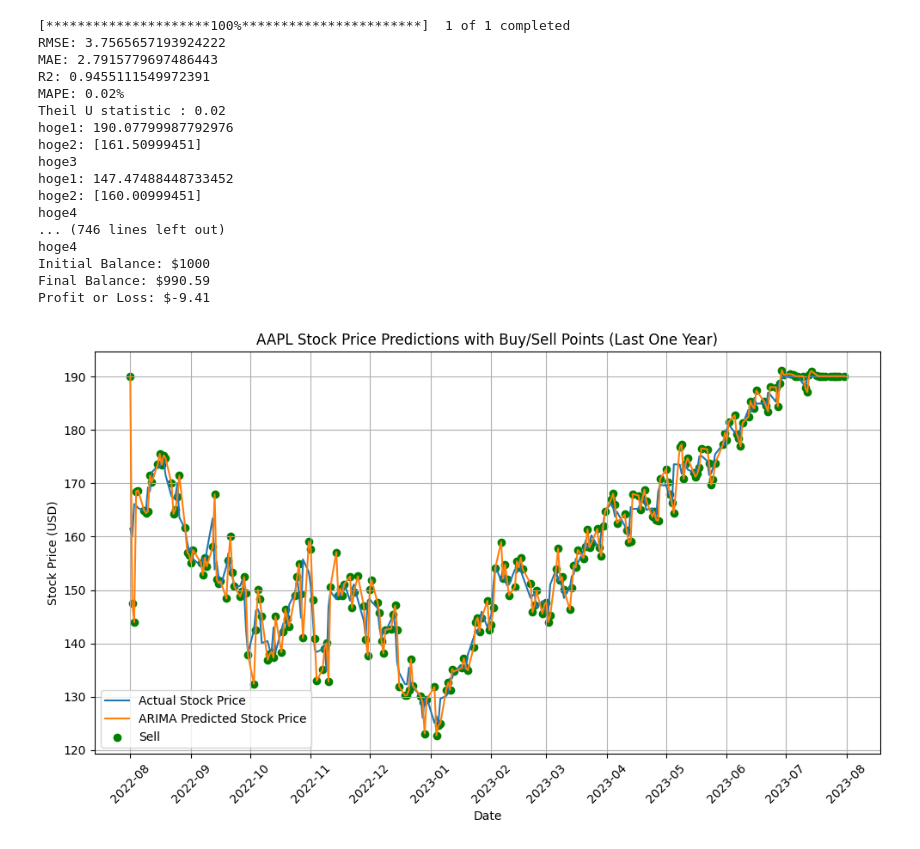
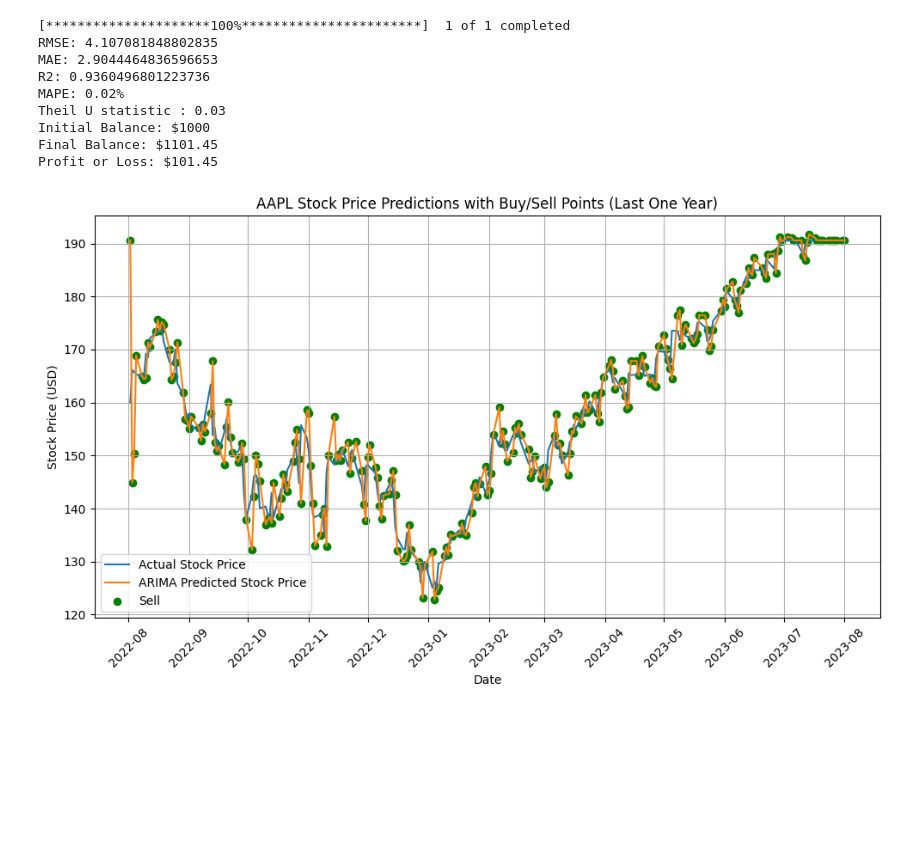
Before and after one commit to seigo07/RNN_Stock_Price_Prediction, a Jupyter notebook: src/arima_no_grid.ipynb, the cells around one changed output. Drawn from its saved outputs; the diff is of its cells as text; code cells hidden in the pictures; blank space fills up the shorter version.

Commit message:
fix data leakage

```diff
--- a/src/arima_no_grid.ipynb
+++ b/src/arima_no_grid.ipynb
@@ -37,13 +37,15 @@ dataset['Close'] = np.clip(dataset['Close'], lower_bound, upper_bound)
 
 # Preprocess the data
 data = dataset['Close'].values.reshape(-1, 1)
-scaler = MinMaxScaler(feature_range=(0, 1))
-scaled_data = scaler.fit_transform(data)
 
 # Split the data into train and test sets
-train_size = int(len(scaled_data) * 0.8)
-train_data = scaled_data[:train_size]
-test_data = scaled_data[train_size:]
+train_size = int(len(data) * 0.8)
+train_data = data[:train_size]
+test_data = data[train_size:]
+
+scaler = MinMaxScaler(feature_range=(0, 1))
+train_data = scaler.fit_transform(train_data)
+test_data = scaler.fit_transform(test_data)
 
 # Reshape train_data and test_data to 2D arrays
 train_data_2d = train_data.reshape(-1, 1)
@@ -145,45 +147,37 @@ print(f"Profit or Loss: ${profit_or_loss:.2f}")
 
 # Plot the predictions with buy/sell points for the one-year period
 plt.figure(figsize=(10, 6))
 
 plt.plot(one_year_data.index, one_year_data['Close'].values, label='Actual Stock Price')
 plt.plot(one_year_data.index, one_year_arima_predictions, label='ARIMA Predicted Stock Price')
 plt.scatter(one_year_data.index, one_year_arima_predictions, marker='o', color='g',
             label='Buy' if one_year_arima_predictions[-1] > one_year_2d[-1] else 'Sell')
 plt.xlabel('Date')
 plt.ylabel('Stock Price (USD)')
 plt.title(f'{ticker} Stock Price Predictions with Buy/Sell Points (Last One Year)')
 plt.legend()
 plt.grid(True)
 
 # Format x-axis ticks to show one month intervals
 plt.gca().xaxis.set_major_locator(plt.matplotlib.dates.MonthLocator())
 plt.gca().xaxis.set_major_formatter(plt.matplotlib.dates.DateFormatter('%Y-%m'))
 
 plt.xticks(rotation=45)
 plt.tight_layout()
 
 # Add more descriptive labels to the X and Y axes
 plt.xlabel('Date')
 plt.ylabel('Stock Price (USD)')
 
 plt.show()
 # %% [output]
 [*********************100%***********************]  1 of 1 completed
-RMSE: 3.7565657193924222
-MAE: 2.7915779697486443
-R2: 0.9455111549972391
+RMSE: 4.107081848802835
+MAE: 2.9044464836596653
+R2: 0.9360496801223736
 MAPE: 0.02%
-Theil U statistic : 0.02
-hoge1: 190.07799987792976
-hoge2: [161.50999451]
-hoge3
-hoge1: 147.47488448733452
-hoge2: [160.00999451]
-hoge4
-... (746 lines left out)
-hoge4
+Theil U statistic : 0.03
 Initial Balance: $1000
-Final Balance: $990.59
-Profit or Loss: $-9.41
+Final Balance: $1101.45
+Profit or Loss: $101.45
-[figure, old version]
+[figure, new version]
```
